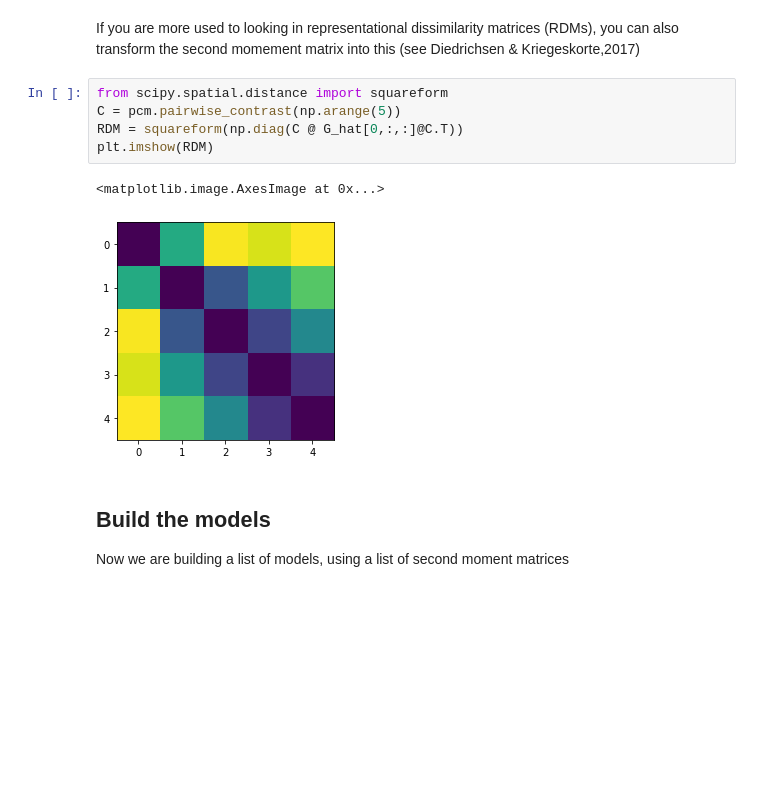
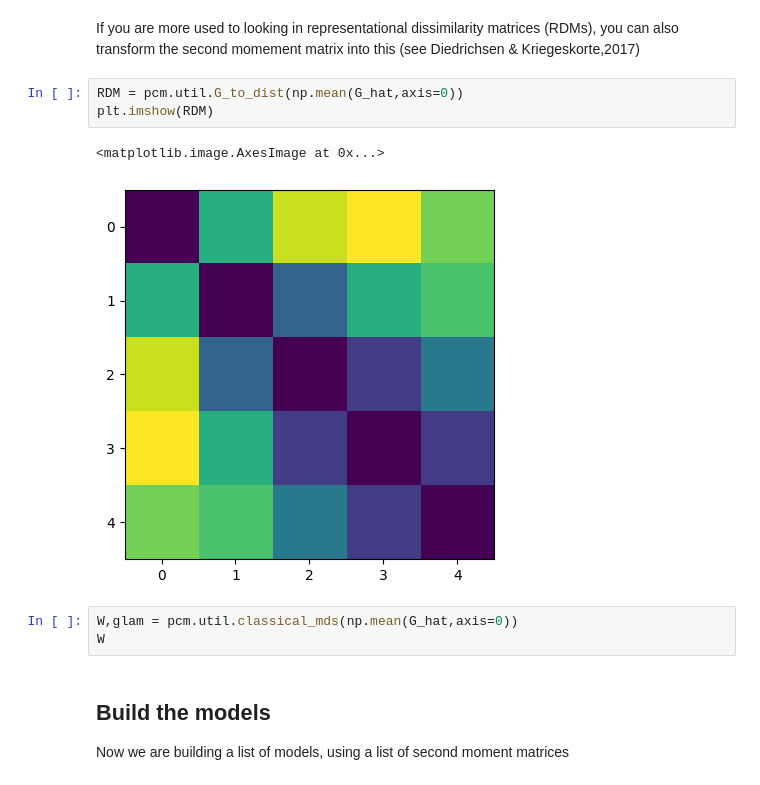
Before and after one commit to DiedrichsenLab/PcmPy, a Jupyter notebook: docs/demos/demo_fingers.ipynb, the cells around one changed output. Cells and saved outputs as stored; diff of their text form; blank space fills up the shorter version.

```diff
--- a/docs/demos/demo_fingers.ipynb
+++ b/docs/demos/demo_fingers.ipynb
@@ -57,14 +57,15 @@ for i in range(N):
 Nice - up to a scaling factor (Subject 4 has especially high signal-to-noise) all seven subjects have a very similar structure of the reresentation of fingers in M1.
 # %% [markdown]
 If you are more used to looking in representational dissimilarity matrices (RDMs), you can also transform the second momement matrix into this (see Diedrichsen & Kriegeskorte,2017)
-# %%
-from scipy.spatial.distance import squareform
-C = pcm.pairwise_contrast(np.arange(5))
-RDM = squareform(np.diag(C @ G_hat[0,:,:]@C.T))
-plt.imshow(RDM)
-# %% [output]
-<matplotlib.image.AxesImage at 0x...>
-[figure, removed]
+# %%
+RDM = pcm.util.G_to_dist(np.mean(G_hat,axis=0))
+plt.imshow(RDM)
+# %% [output]
+<matplotlib.image.AxesImage at 0x...>
+[figure, added]
+# %%
+W,glam = pcm.util.classical_mds(np.mean(G_hat,axis=0))
+W
 # %% [markdown]
 ## Build the models
 Now we are building a list of models, using a list of second moment matrices
```
Also changed, not shown: parts of 8 cells of this notebook, 1 other file.
